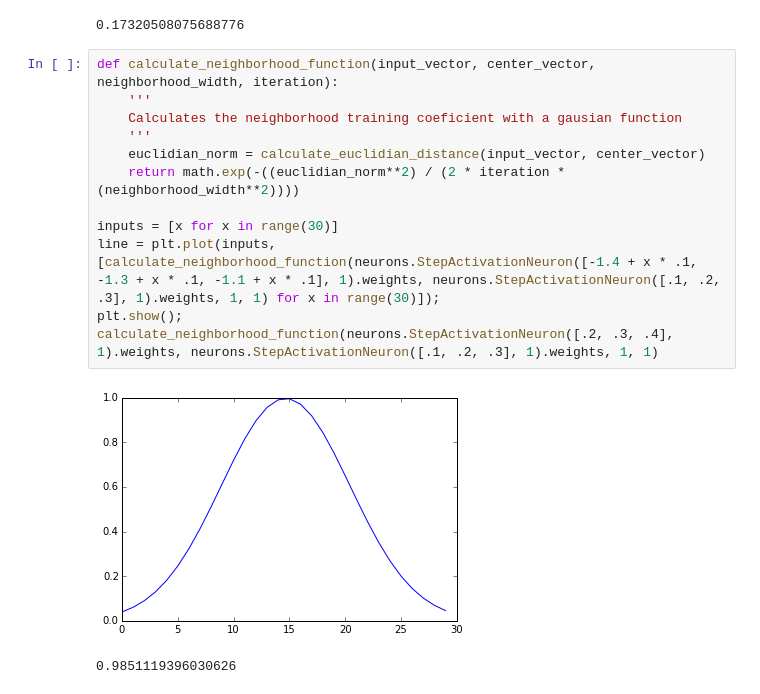
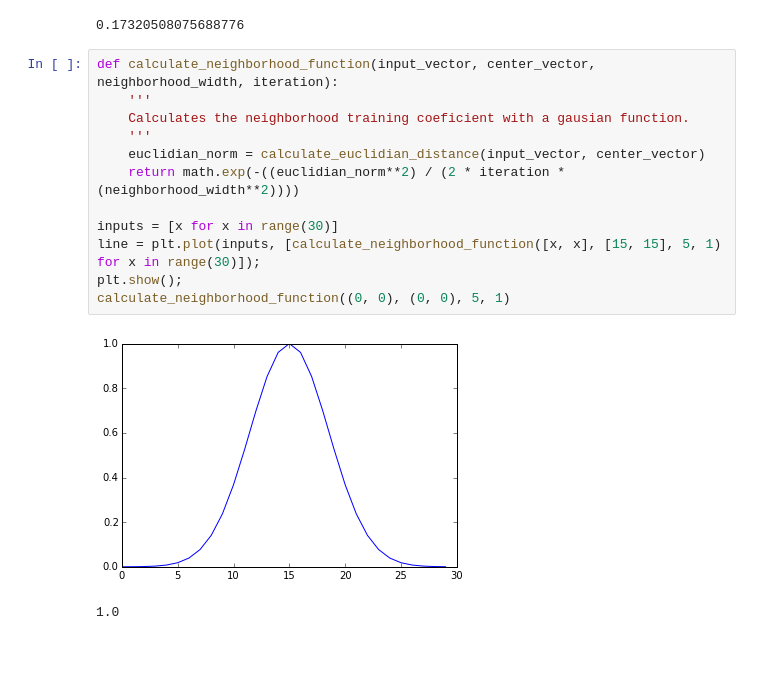
Before and after one commit to jwanga/go-deep, a Jupyter notebook: Self Organizing Maps.ipynb, the cells around one changed output. Cells and saved outputs as stored; diff of their text form; blank space fills up the shorter version.

```diff
--- a/Self Organizing Maps.ipynb
+++ b/Self Organizing Maps.ipynb
@@ -25,15 +25,15 @@ calculate_euclidian_distance([.1,.2,.3], neurons.StepActivationNeuron([.2, .3, .
 # %%
 def calculate_neighborhood_function(input_vector, center_vector, neighborhood_width, iteration):
     '''
-    Calculates the neighborhood training coeficient with a gausian function
+    Calculates the neighborhood training coeficient with a gausian function.
     '''
     euclidian_norm = calculate_euclidian_distance(input_vector, center_vector)
     return math.exp(-((euclidian_norm**2) / (2 * iteration * (neighborhood_width**2))))
 
 inputs = [x for x in range(30)]
-line = plt.plot(inputs, [calculate_neighborhood_function(neurons.StepActivationNeuron([-1.4 + x * .1, -1.3 + x * .1, -1.1 + x * .1], 1).weights, neurons.StepActivationNeuron([.1, .2, .3], 1).weights, 1, 1) for x in range(30)]);
+line = plt.plot(inputs, [calculate_neighborhood_function([x, x], [15, 15], 5, 1) for x in range(30)]);
 plt.show();
-calculate_neighborhood_function(neurons.StepActivationNeuron([.2, .3, .4], 1).weights, neurons.StepActivationNeuron([.1, .2, .3], 1).weights, 1, 1)
+calculate_neighborhood_function((0, 0), (0, 0), 5, 1)
 # %% [output]
-[figure, old version]
+[figure, new version]
-0.9851119396030626
+1.0
```
Also changed, not shown: parts of 3 cells of this notebook, 2 other files.
